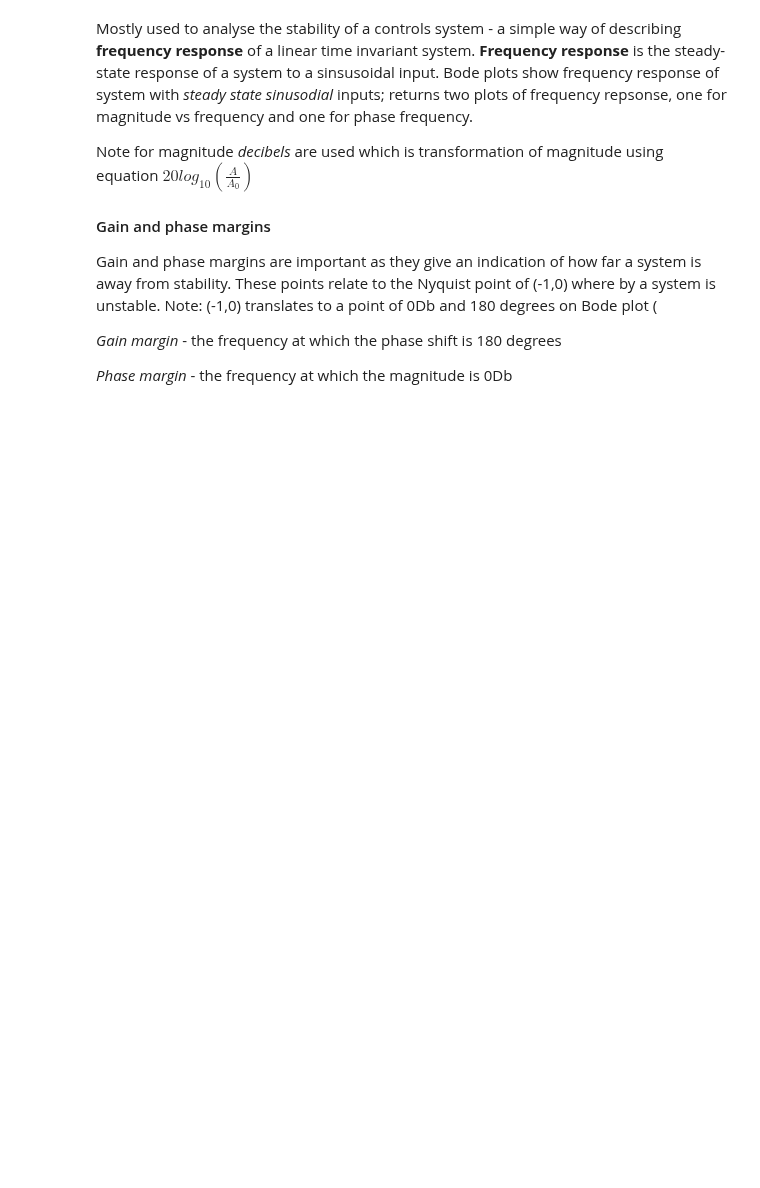
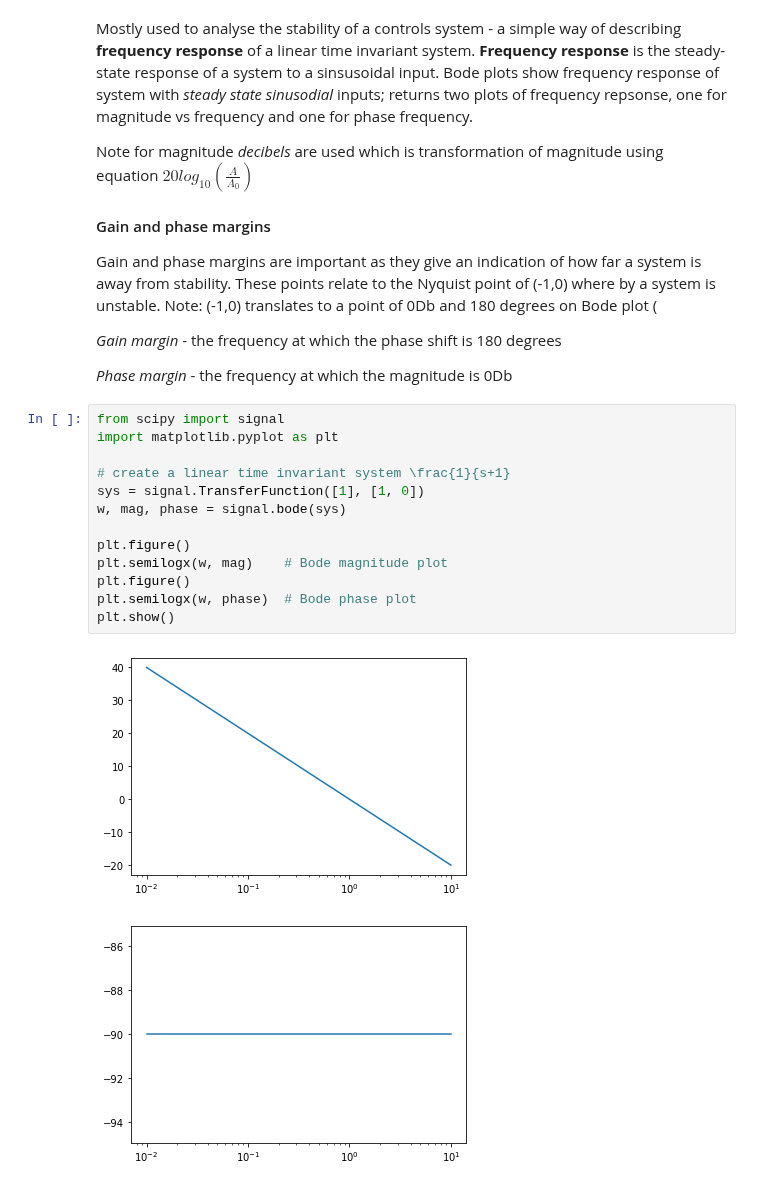
Before and after one commit to jackleekopij/Signal_processing, a Jupyter notebook: Control_bootcamp/General notes.ipynb, the cells around one changed output. Cells and saved outputs as stored; diff of their text form; blank space fills up the shorter version.

Commit message:
Added generic bode plot examples

```diff
--- a/Control_bootcamp/General notes.ipynb
+++ b/Control_bootcamp/General notes.ipynb
@@ -96,3 +96,19 @@ Gain and phase margins are important as they give an indication of how far a sys
 *Gain margin* - the frequency at which the phase shift is 180 degrees
 
 *Phase margin* - the frequency at which the magnitude is 0Db
+# %%
+from scipy import signal
+import matplotlib.pyplot as plt
+
+# create a linear time invariant system \frac{1}{s+1}
+sys = signal.TransferFunction([1], [1, 0])
+w, mag, phase = signal.bode(sys)
+
+plt.figure()
+plt.semilogx(w, mag)    # Bode magnitude plot
+plt.figure()
+plt.semilogx(w, phase)  # Bode phase plot
+plt.show()
+# %% [output]
+[figure, added]
+[figure, added]
```
Also changed, not shown: parts of 1 cell of this notebook.
